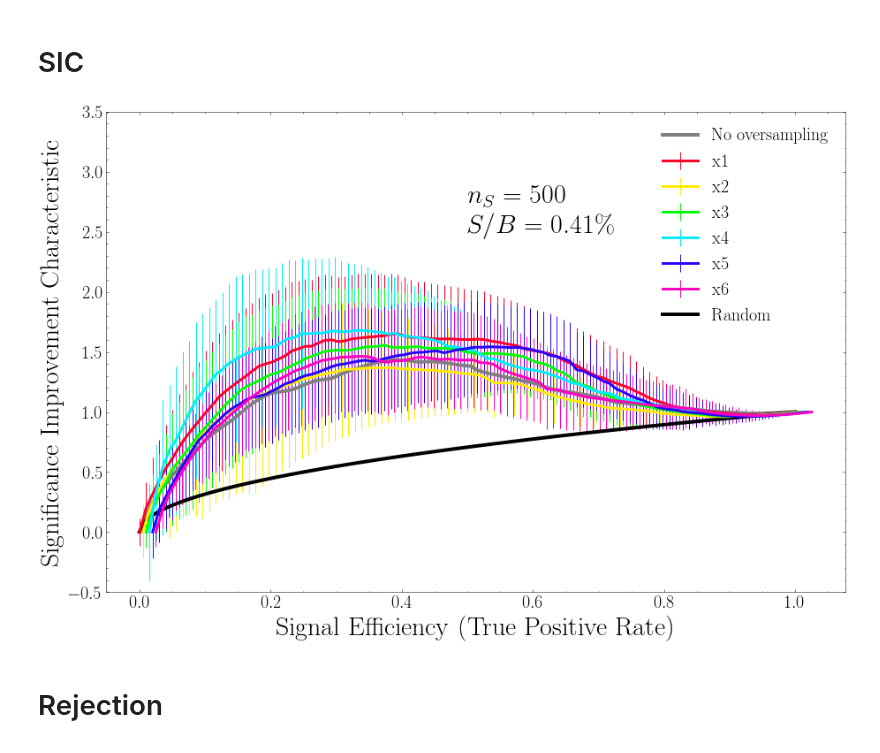
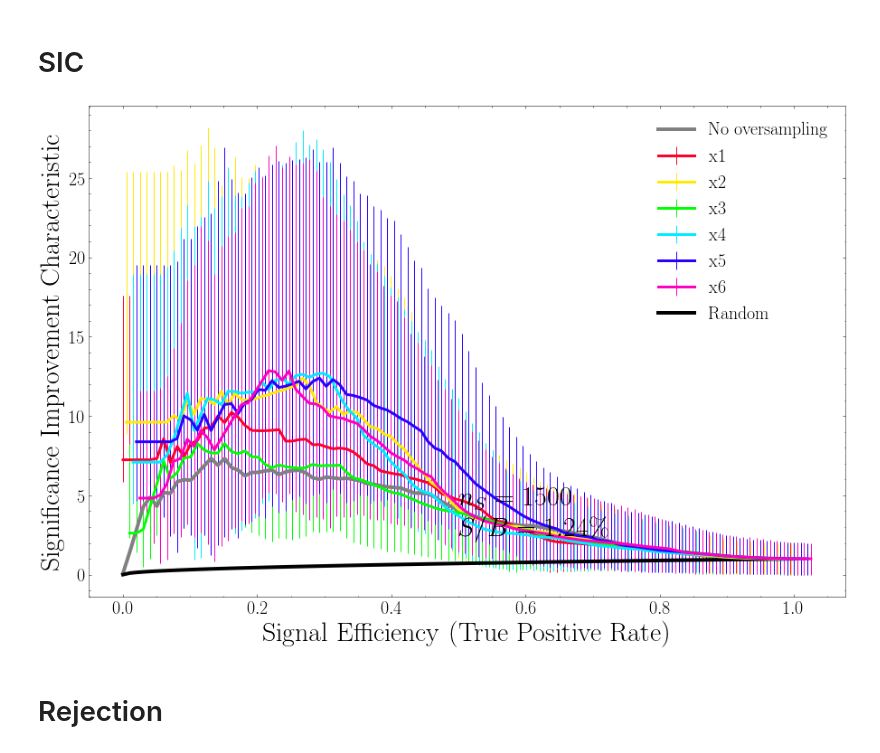
Before and after one commit to rmastand/FETA, a Jupyter notebook: osamp_samples_summary.ipynb, the cells around one changed output. Saved outputs shown, nothing was run; the diff lists cells and outputs as text; code cells hidden in the pictures.

Commit message:
changed default plotting from mean and std to median and percentiles

```diff
--- a/osamp_samples_summary.ipynb
+++ b/osamp_samples_summary.ipynb
@@ -15,8 +15,8 @@ dpi = 800
 # %%
 results_dir = "/clusterfs/ml4hep/rrmastandrea/oversampling_results/"
 
-n_sig_inj = [500, 1000, 1500]
-seeds = [x for x in range(50)]
+n_sig_inj = [1000, 1500]
+seeds = [x for x in range(10)]
 
 largest_factor = 6
 # %% [markdown]
@@ -43,36 +43,39 @@ for n in n_sig_inj:
             else:
                 iid = f"feta_o{k}"
 
-            tpr, sic, rejection = get_sic_rejection(iid, seed, n, results_dir)
+            tpr, sic, rejection, maxsic = get_sic_rejection(iid, seed, n, results_dir)
 
             interp_sic = np.interp(x_axis, tpr, sic)
             interp_rej = np.interp(x_axis, tpr, rejection)
             rejections_dict[k][n].append(interp_rej)
             sics_dict[k][n].append(interp_sic)
-            max_sics_dict[k][n].append(np.nanmax(sic[np.isfinite(sic)]))
+            max_sics_dict[k][n].append(maxsic)
 # %% [markdown]
 # Take the avg
 # %%
-mean_rejections_dict = {k:{n:[] for n in n_sig_inj} for k in keys}
-mean_sics_dict = {k:{n:[] for n in n_sig_inj} for k in keys}
-mean_max_sics_dict = {k:[[],[]] for k in keys} # mean, std
+med_rejections_dict = {k:{n:[] for n in n_sig_inj} for k in keys}
+med_sics_dict = {k:{n:[] for n in n_sig_inj} for k in keys}
+med_max_sics_dict = {k:[[],[],[]] for k in keys} # mean, std
 
 
 for n in n_sig_inj:
 
     for k in keys:
 
-        mean_rejections_dict[k][n] = get_mean_std(rejections_dict[k][n])
-        mean_sics_dict[k][n] = get_mean_std(sics_dict[k][n])
-        mean_max_sics_dict[k][0].append(np.median(max_sics_dict[k][n]))
-        mean_max_sics_dict[k][1].append(np.std(max_sics_dict[k][n]))
+        med_rejections_dict[k][n] = get_med_percentile(rejections_dict[k][n])
+        med_sics_dict[k][n] = get_med_percentile(sics_dict[k][n])
+
+        med_max_sics_dict[k][0].append(np.median(max_sics_dict[k][n]))
+        med_max_sics_dict[k][1].append(np.percentile(max_sics_dict[k][n], 16))
+        med_max_sics_dict[k][2].append(np.percentile(max_sics_dict[k][n], 84))
 
 
 for k in keys:
-    mean_max_sics_dict[k][0] = np.array(mean_max_sics_dict[k][0])
-    mean_max_sics_dict[k][1] = np.array(mean_max_sics_dict[k][1])
+    med_max_sics_dict[k][0] = np.array(med_max_sics_dict[k][0])
+    med_max_sics_dict[k][1] = np.array(med_max_sics_dict[k][1])
+    med_max_sics_dict[k][2] = np.array(med_max_sics_dict[k][2])
 # %%
-n_to_plot = [500]
+n_to_plot = [1500]
 
 l = 3
 f_1 = 20
@@ -97,47 +100,47 @@ for n in n_to_plot:
         if k == 0:
             label = "No oversampling"
             c = "grey"
-            plt.plot(x_axis, mean_sics_dict[k][n][0], label = label, color = c, linewidth = l+1)
+            plt.plot(x_axis, med_sics_dict[k][n][0], label = label, color = c, linewidth = l+1)
         else:
             c = next(color)
             label = f"x{k}"
 
-            plt.errorbar(x_axis+eps, mean_sics_dict[k][n][0], yerr = mean_sics_dict[k][n][1], label = label,
+            plt.errorbar(x_axis+eps, med_sics_dict[k][n][0], yerr = [med_sics_dict[k][n][1],med_sics_dict[k][n][2]], label = label,
                          color = c, linewidth = l, elinewidth = l-2)
             eps += 0.005
 
 
         """
         plt.plot(x_axis, mean_sics_dict[k][n][0], label = label, color = c, linewidth = l+1)
         if k != 0:
             plt.fill_between(x_axis, mean_sics_dict[k][n][0] - mean_sics_dict[k][n][1],
                              mean_sics_dict[k][n][0] + mean_sics_dict[k][n][1],
                              alpha = 0.3, color = c, linewidth = 0)
         """
 
 
 
     plt.text(0.5, 2.5, f"$n_S = {n}$\n$S/B = {np.round(100*n/num_bkg, 2)}\%$", fontsize = f_2)
     plt.plot(x_axis, x_axis/np.sqrt(x_axis), label = "Random", color = "black", linewidth = l+1)
 
-    plt.ylim(-0.5, 3.5)
+    #plt.ylim(-0.5, 3.5)
 
     #get handles and labels
     handles, labels = plt.gca().get_legend_handles_labels()
     #specify order of items in legend
     order = [0, 2, 3, 4, 5, 6, 7, 1]
     plt.legend([handles[idx] for idx in order],[labels[idx] for idx in order], fontsize = f_1)
 
     plt.xlabel("Signal Efficiency (True Positive Rate)", fontsize = f_2)
     plt.ylabel("Significance Improvement Characteristic", fontsize = f_2)
     plt.tick_params(axis='both', which='major', labelsize=f_1)
     #plt.title(f"Num injected events: {n}")
 
     fig.savefig(f"paper_plots/oversampling_sic_{n}.pdf", dpi = dpi)
 
     plt.show()
 # %% [output]
-[figure, old version]
+[figure, new version]
 # %% [markdown]
 # Rejection
 # %%
```
Also changed, not shown: parts of 2 cells of this notebook, 1 other file.
